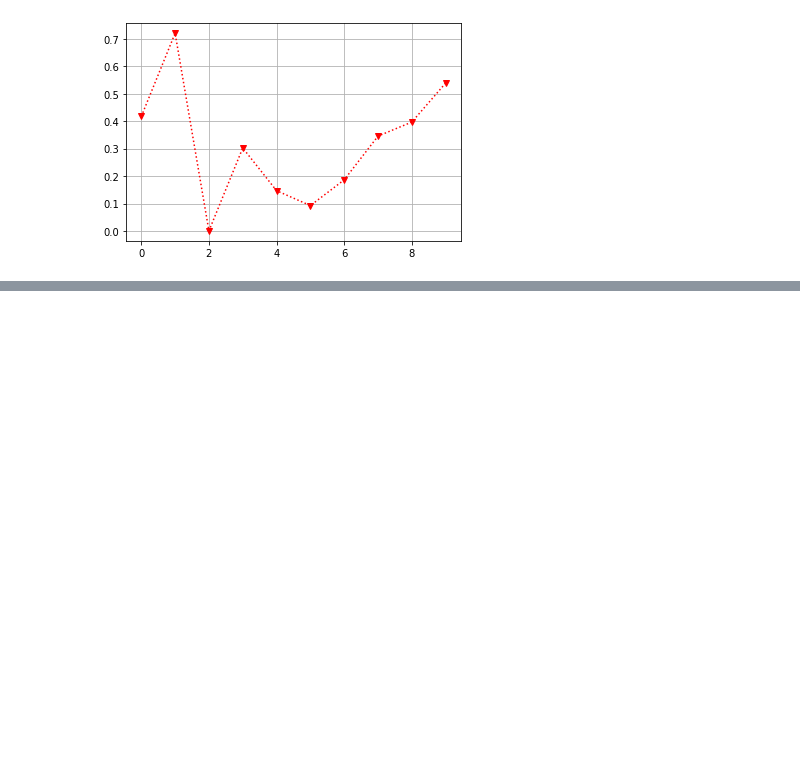
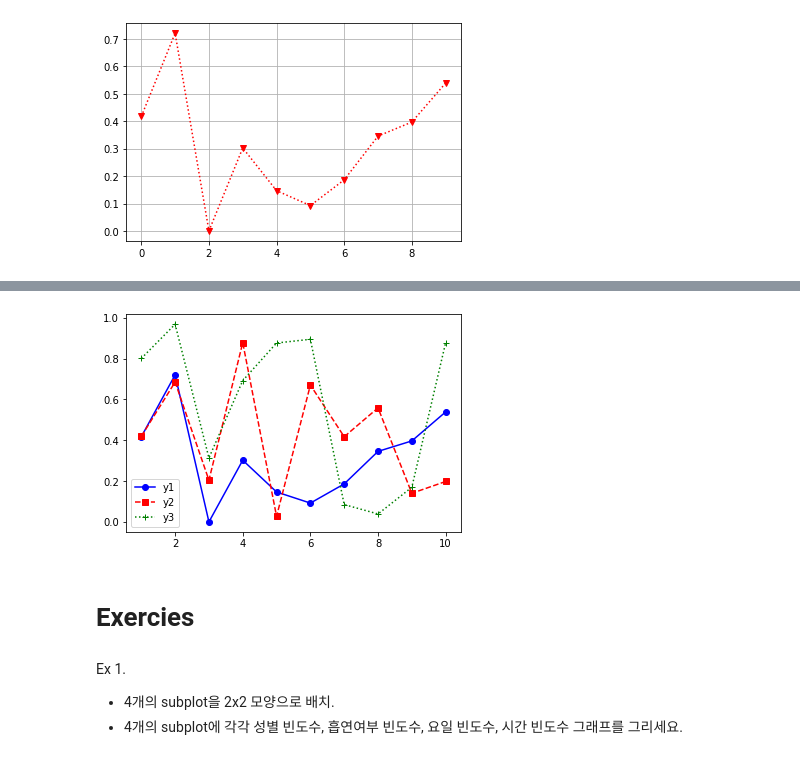
Before and after one commit to JakeOh/202208_itw_java134_lab_python, a Jupyter notebook: py21_matplotlib.ipynb, the cells around one changed output, grey strips where cells are left out. Cells and saved outputs as stored; diff of their text form; code cells hidden in the pictures; blank space fills up the shorter version.

```diff
--- a/py21_matplotlib.ipynb
+++ b/py21_matplotlib.ipynb
@@ -526,0 +529,7 @@ plt.show()
+# %%
+np.random.seed(1)
+df = pd.DataFrame(data={'x': np.arange(1, 11),
+                        'y1': np.random.rand(10),
+                        'y2': np.random.rand(10),
+                        'y3': np.random.rand(10)})
+df
@@ -526,0 +548,19 @@ plt.show()
+# %%
+# y1 ~ x
+plt.plot(df.x, df.y1, 'bo-', label='y1')
+# y2 ~ x
+plt.plot(df.x, df.y2, 'rs--', label='y2')
+# y3 ~ x
+plt.plot(df.x, df.y3, 'g+:', label='y3')
+
+plt.legend()  # 범례: 각 plot 함수의 label을 그래프에 추가.
+plt.show()
+# %% [output]
+[figure, added]
+# %% [markdown]
+# Exercies
+# %% [markdown]
+Ex 1.
+
+* 4개의 subplot을 2x2 모양으로 배치.
+* 4개의 subplot에 각각 성별 빈도수, 흡연여부 빈도수, 요일 빈도수, 시간 빈도수 그래프를 그리세요.
```
Also changed, not shown: parts of 10 cells of this notebook.
